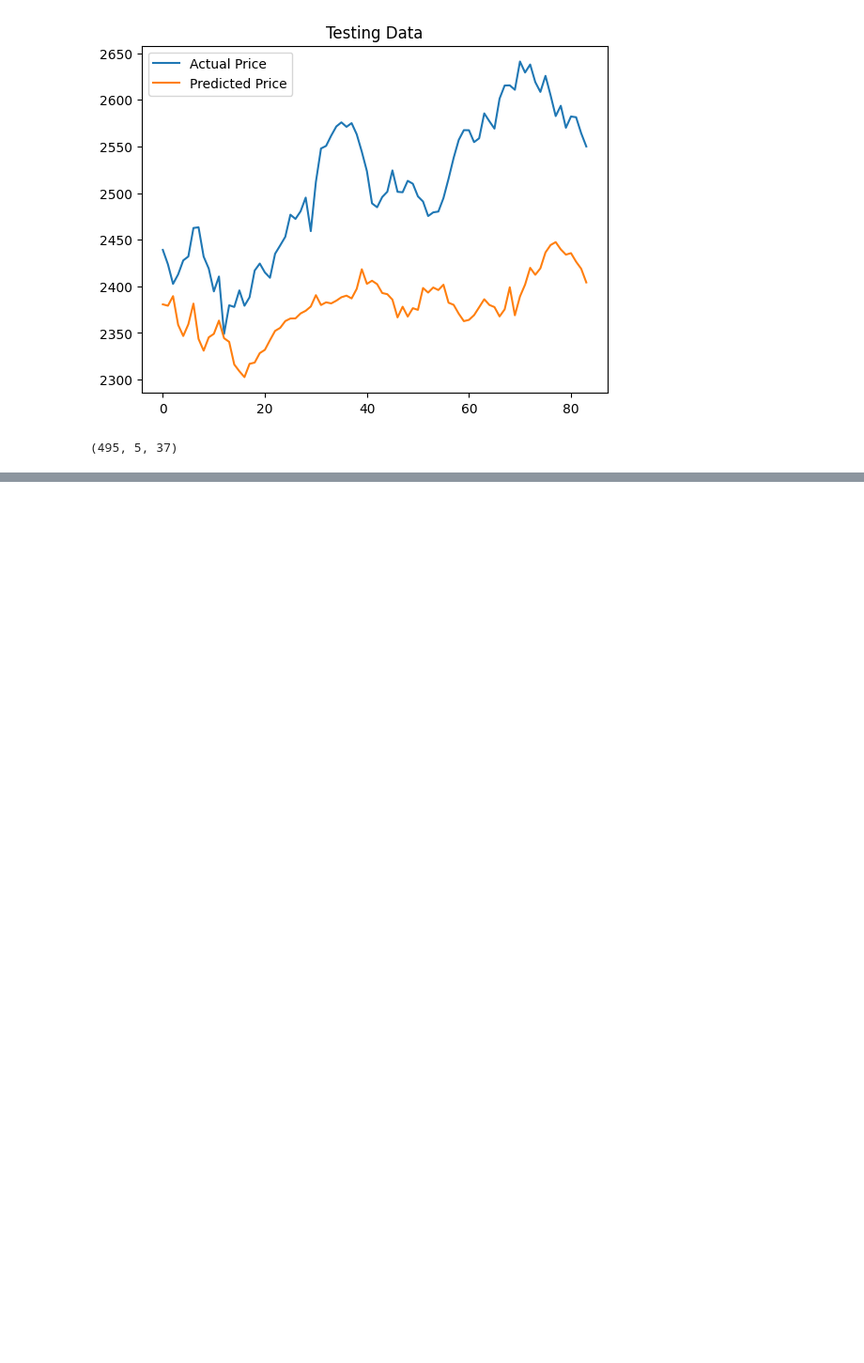
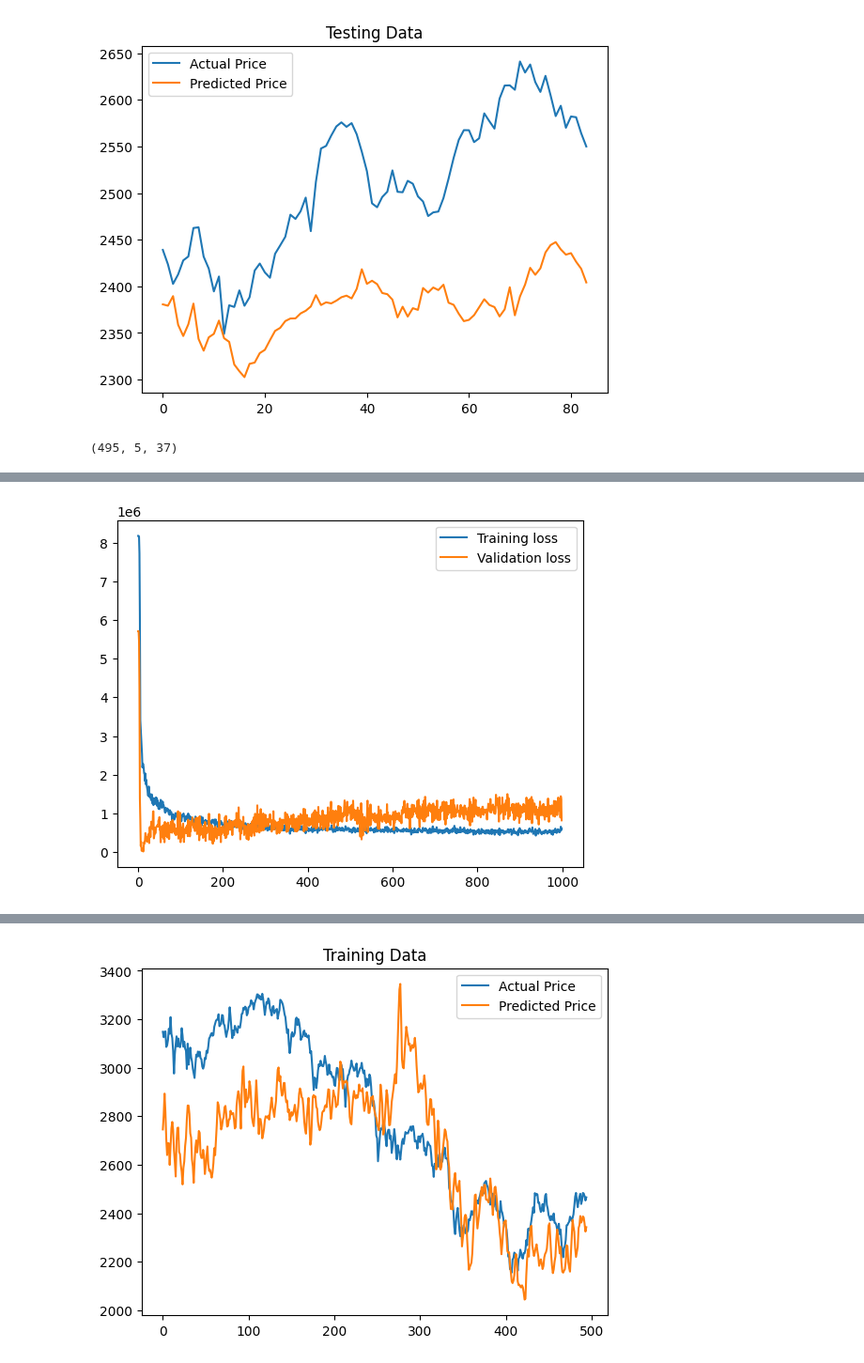
Before and after one commit to Gayeon6423/-AI-, a Jupyter notebook: RNN_sentiment.ipynb, the cells around one changed output, grey strips where cells are left out. Shown at 94% size. Cells and saved outputs as stored; diff of their text form; code cells hidden in the pictures; blank space fills up the shorter version.

```diff
--- a/RNN_sentiment.ipynb
+++ b/RNN_sentiment.ipynb
@@ -454,3 +454,69 @@ Epoch 1000: val_loss did not improve from 3421.04370
 trainX.shape
 # %% [output]
 (495, 5, 37)
+# %%
+model = Sequential()
+model.add(Conv1D(filters=256, kernel_size=3, activation='relu', input_shape=(trainX.shape[1], trainX.shape[2])))
+model.add(MaxPooling1D(pool_size=2))
+model.add(LSTM(units=2048, activation='relu', return_sequences=True))
+model.add(Dropout(0.25))
+model.add(LSTM(units=1024, activation='relu', return_sequences=True))
+model.add(Dropout(0.25))
+model.add(LSTM(units=512, activation='relu', return_sequences=True))
+model.add(Dropout(0.25))
+model.add(LSTM(units=256, activation='relu', return_sequences=True))
+model.add(Dropout(0.25))
+model.add(LSTM(units=128, activation='relu',return_sequences=True))
+model.add(Dropout(0.25))
+model.add(LSTM(units=64, activation='relu',return_sequences=True))
+model.add(Dropout(0.25))
+model.add(LSTM(units=32, activation='relu',return_sequences=True))
+model.add(Dropout(0.25))
+model.add(LSTM(units=16, activation='relu'))
+model.add(Dropout(0.25))
+model.add(Dense(units=1))
+model.summary()
+
+
+# loss = Huber()
+# optimizer = Adam(0.0005)
+# model.compile(loss=Huber(), optimizer=optimizer, metrics=['mse'])
+model.compile(optimizer='adam', loss='mean_squared_error')
+
+filename = os.path.join('tmp', 'ckeckpointer.ckpt')
+checkpoint = ModelCheckpoint(filename,
+                             save_weights_only=True,
+                             save_best_only=True,
+                             monitor='val_loss',
+                             verbose=1)
+
+# 모델 학습
+history = model.fit(trainX, trainY, epochs=1000, batch_size=64,
+          validation_split=0.1, verbose=2,callbacks=[checkpoint])
+
+model.save_weights('./lstm_weights.h2')
+
+model.load_weights(filename)
+
+plt.plot(history.history['loss'], label='Training loss')
+plt.plot(history.history['val_loss'], label='Validation loss')
+plt.legend()
+plt.show()
+
+# 예측
+trainPredict = model.predict(trainX)
+testPredict = model.predict(testX)
+
+# 예측 시각화
+plt.plot(trainY, label='Actual Price')
+plt.plot(trainPredict, label='Predicted Price')
+plt.legend()
+plt.title('Training Data')
+plt.show()
+
+plt.plot(testY, label='Actual Price')
+plt.plot(testPredict, label='Predicted Price')
+plt.legend()
+plt.title('Testing Data')
+plt.show()
+# %% [output]
@@ -456,0 +548 @@ trainX.shape
+[figure, added]
@@ -456,0 +551 @@ trainX.shape
+[figure, added]
```
Also changed, not shown: parts of 4 cells of this notebook.
